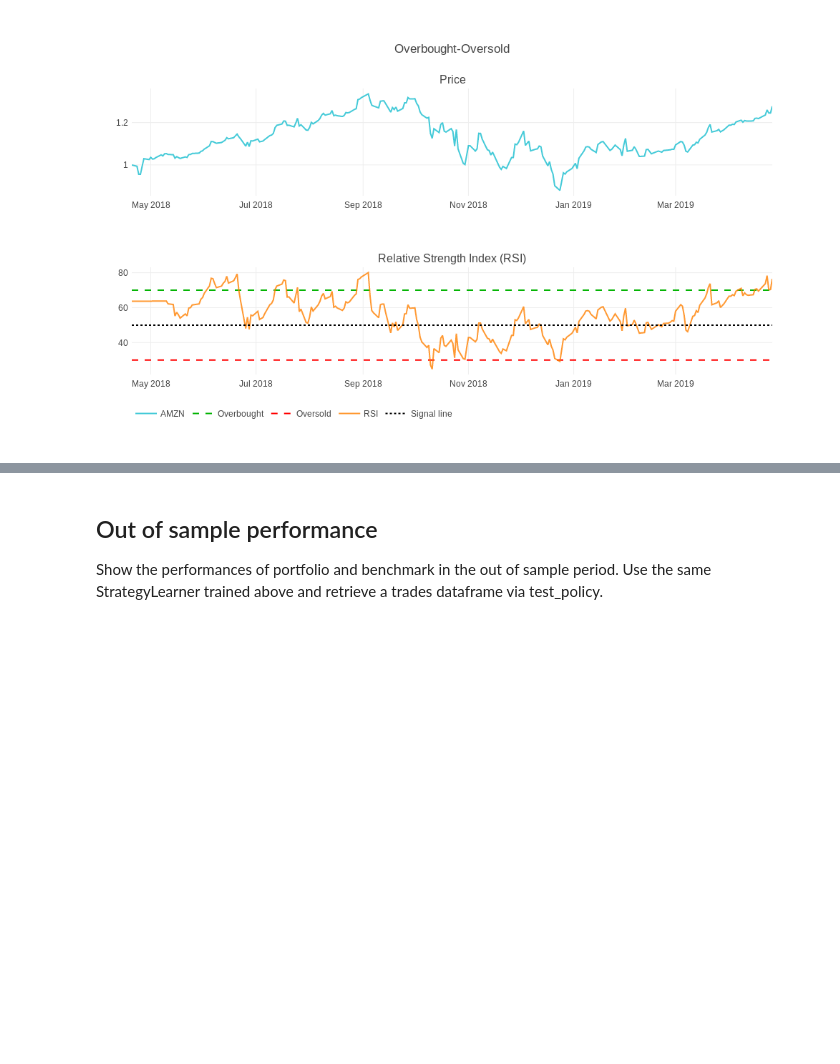
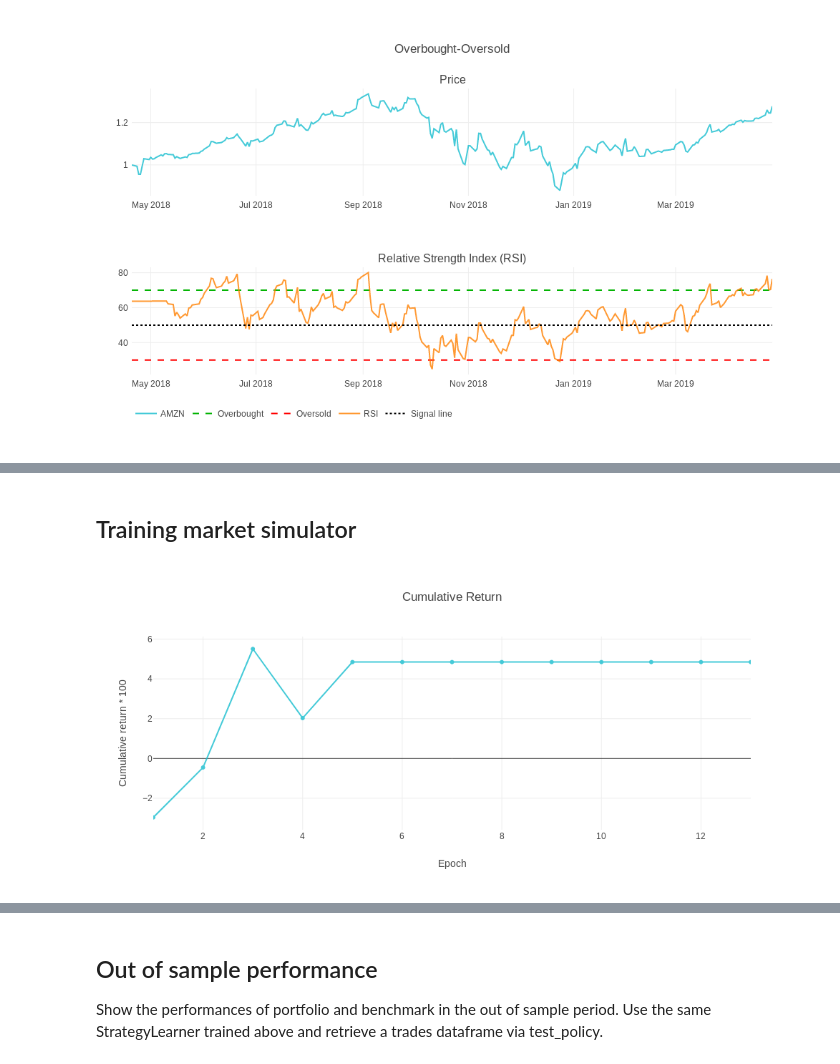
Before and after one commit to kairosart/factors, a Jupyter notebook: strategy_learner_getting_online_data.ipynb, the cells around one changed output, grey strips where cells are left out. Drawn from its saved outputs; the diff is of its cells as text; code cells hidden in the pictures; blank space fills up the shorter version.

Commit message:
Modifying strategy_learner_getting_online_data.ipynb.

```diff
--- a/strategy_learner_getting_online_data.ipynb
+++ b/strategy_learner_getting_online_data.ipynb
@@ -225,0 +205,22 @@ TypeError: can only concatenate str (not "datetime.timedelta") to str
+# %%
+df = portf_value.copy()
+# Rename column Adj Close
+df.rename(columns={'Adj Close': symbol}, inplace=True)
+
+# We'll get 80% data to train
+split_percentage = 0.8
+split = int(split_percentage * len(df))
+
+# Train data set
+df_training = df[:split]
+
+# Test data set
+df_testing = df[split:]
+
+# Training dates
+start_date_training = df_training.index[0]
+end_date_training = df_training.index[-1]
+
+# Testing dates
+start_date_testing = df_testing.index[0]
+end_date_testing = df_testing.index[-1]
@@ -225,0 +235,10 @@ TypeError: can only concatenate str (not "datetime.timedelta") to str
+# %%
+# Train a StrategyLearner
+stl = strategyLearner(num_shares=num_shares, impact=impact,
+                      commission=commission, verbose=True,
+                      num_states=3000, num_actions=3)
+
+epochs, cum_returns = stl.add_evidence(df_training, symbol, start_val=start_val, start_date=start_date_training,
+                                       end_date=end_date_training)
+df_trades = stl.test_policy(df_training, symbol, start_date=start_date_training,
+                            end_date=end_date_training)
@@ -226,2 +279,10 @@ TypeError: can only concatenate str (not "datetime.timedelta") to str
+# %% [markdown]
+## Training market simulator
+# %%
+# cum_returns = map(lambda cum_returns: cum_returns * 100, cum_returns)
+plot_cum = plot_cum_return(epochs, cum_returns, output_type='nb')
+iplot(plot_cum)
+# %% [output]
+[figure, added]
 # %%
 # Retrieve performance stats via a market simulator
```
Also changed, not shown: parts of 17 cells of this notebook, 1 other file.
